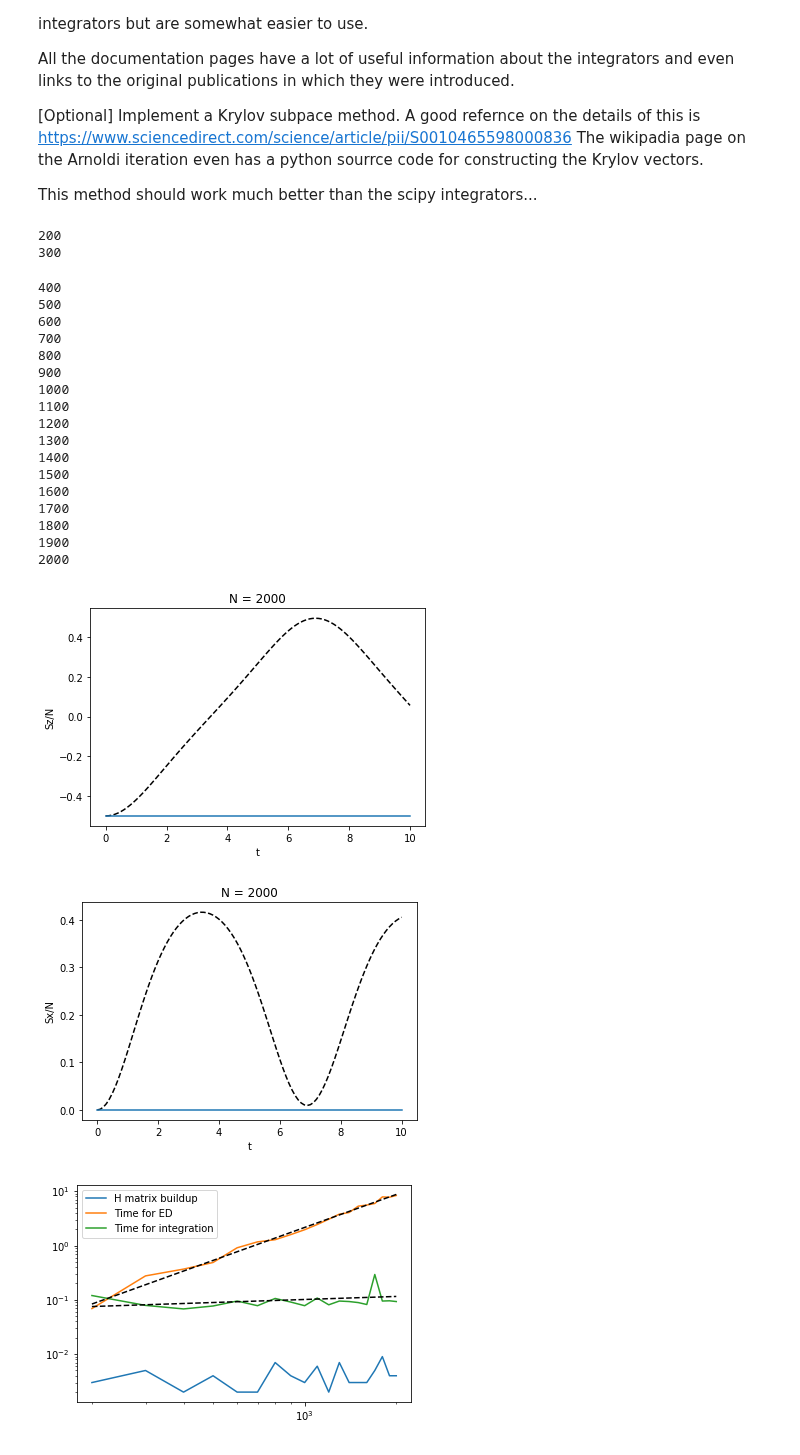
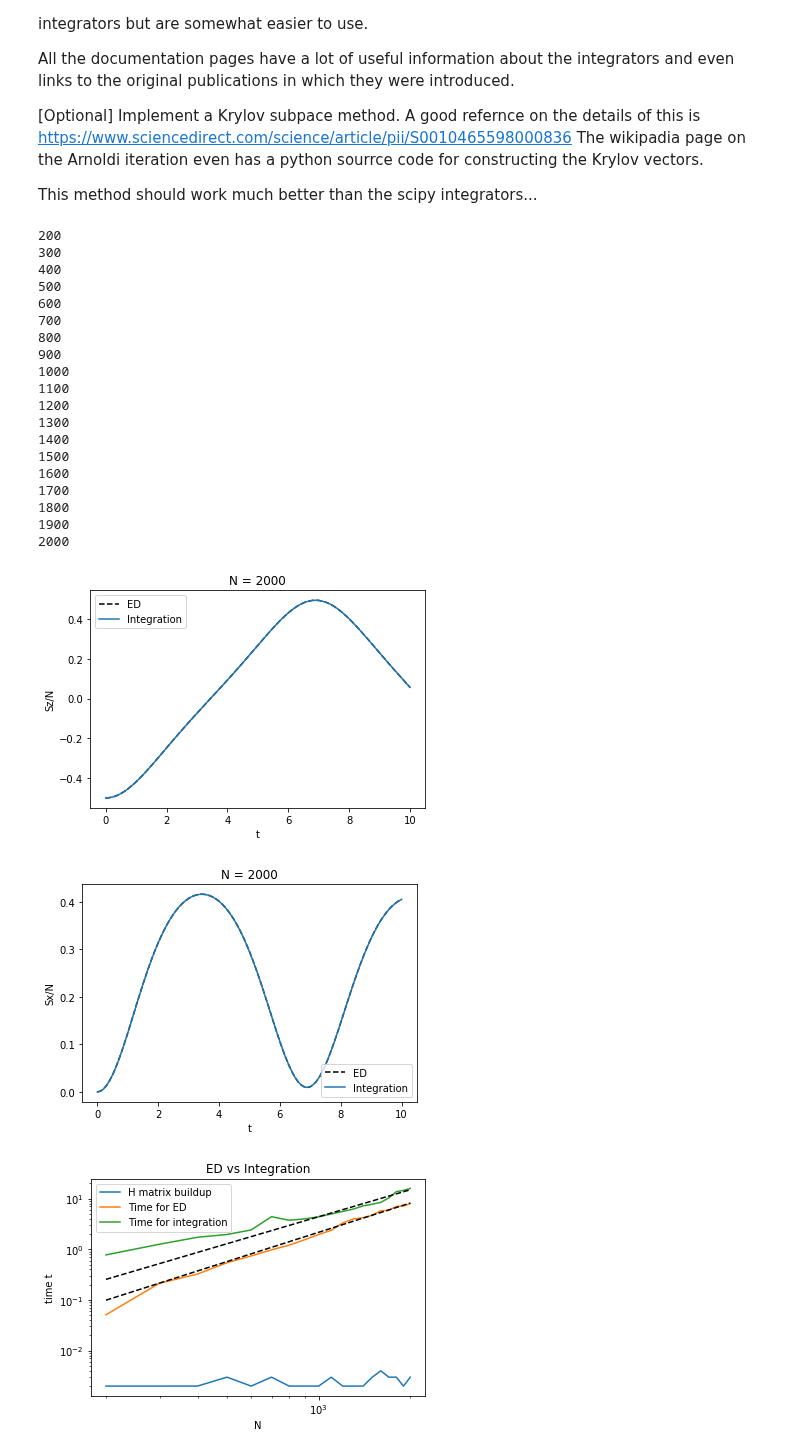
Before and after one commit to ml4cdeca/ComputationalQuantumDynamics, a Jupyter notebook: blatt5/exercise5.ipynb, the cells around one changed output. Cells and saved outputs as stored; diff of their text form; code cells hidden in the pictures.

```diff
--- a/blatt5/exercise5.ipynb
+++ b/blatt5/exercise5.ipynb
@@ -518,23 +514,21 @@ for iN in range(len(Nvals)):
     # integrator solution
     t1=time.time()
     t0 = 0
-
+    # set up the integrator
     r = ode(f).set_integrator('zvode', method='adams', with_jacobian=False)
     r.set_initial_value(ini, t0).set_f_params(Hmat)
 
 
-    i=0
     #initial values of observables
     Psit = ini
     Szval = Psit.conj().T @ Sz @ Psit
     Sxval = Psit.conj().T @ Sx @ Psit
     norm = np.sqrt(Psit.conj().T @ Psit)
-    observables[2,i,iN] = Szval
-    observables[3,i,iN] = Sxval
+    observables[2,0,iN] = Szval
+    observables[3,0,iN] = Sxval
 
-    #i+=1
     #loop over integrator steps
-    for i in range(len(tvec)):
+    for i in range(1,len(tvec)):
         Psit = r.integrate(tvec[i])
         Szval = Psit.conj().T @ Sz @ Psit
         Sxval = Psit.conj().T @ Sx @ Psit
@@ -552,46 +546,48 @@ observables = observables.real
 # %% [output]
 200
 300
+400
+500
+600
+700
+800
+900
+1000
+1100
+1200
+1300
+1400
+1500
+1600
+1700
+1800
+1900
+2000
-400
-500
-600
-700
-800
-900
-1000
-1100
-1200
-1300
-1400
-1500
-1600
-1700
-1800
-1900
-2000
 # %%
 # plotting observables to check that integration was converged and accurate
 iN=-1
-plt.plot(tvec,observables[0,:,iN]/Nvals[iN],'k--')
-plt.plot(tvec,observables[2,:,iN]/Nvals[iN])
+plt.plot(tvec,observables[0,:,iN]/Nvals[iN],'k--',label='ED')
+plt.plot(tvec,observables[2,:,iN]/Nvals[iN],label='Integration')
 plt.title('N = '+ str(Nvals[iN]))
 # plt.ylim([-1,1])
 # plt.xlim([0,tvecEuler[-1]])
 plt.xlabel('t')
 plt.ylabel('Sz/N')
+plt.legend()
 plt.show()
 
-plt.plot(tvec,observables[1,:,iN]/Nvals[iN],'k--')
-plt.plot(tvec,observables[3,:,iN]/Nvals[iN])
+plt.plot(tvec,observables[1,:,iN]/Nvals[iN],'k--',label='ED')
+plt.plot(tvec,observables[3,:,iN]/Nvals[iN],label='Integration')
 plt.title('N = '+ str(Nvals[iN]))
 # plt.ylim([-1,1])
 # plt.xlim([0,tvecEuler[-1]])
 plt.xlabel('t')
 plt.ylabel('Sx/N')
+plt.legend()
 plt.show()
 # %% [output]
-[figure, old version]
+[figure, new version]
-[figure, old version]
+[figure, new version]
 # %%
 from scipy.optimize import curve_fit
 def logline(x,a,b):
@@ -599,14 +595,16 @@ def logline(x,a,b):
 # %%
 # plotting N-dependence of runtimes
 plt.loglog(Nvals,runtimes[0],label='H matrix buildup')
 plt.loglog(Nvals,runtimes[1],label='Time for ED')
 plt.loglog(Nvals,runtimes[2],label='Time for integration')
 ed=curve_fit(logline,Nvals,runtimes[1])[0]
 plt.loglog(Nvals,logline(Nvals,*ed),'k--')
 i=curve_fit(logline,Nvals,runtimes[2])[0]
 plt.loglog(Nvals,logline(Nvals,*i),'k--')
-
+plt.xlabel('N')
+plt.ylabel('time t')
+plt.title('ED vs Integration')
 plt.legend()
 plt.show()
 # %% [output]
-[figure, old version]
+[figure, new version]
```
Also changed, not shown: parts of 3 cells of this notebook.
